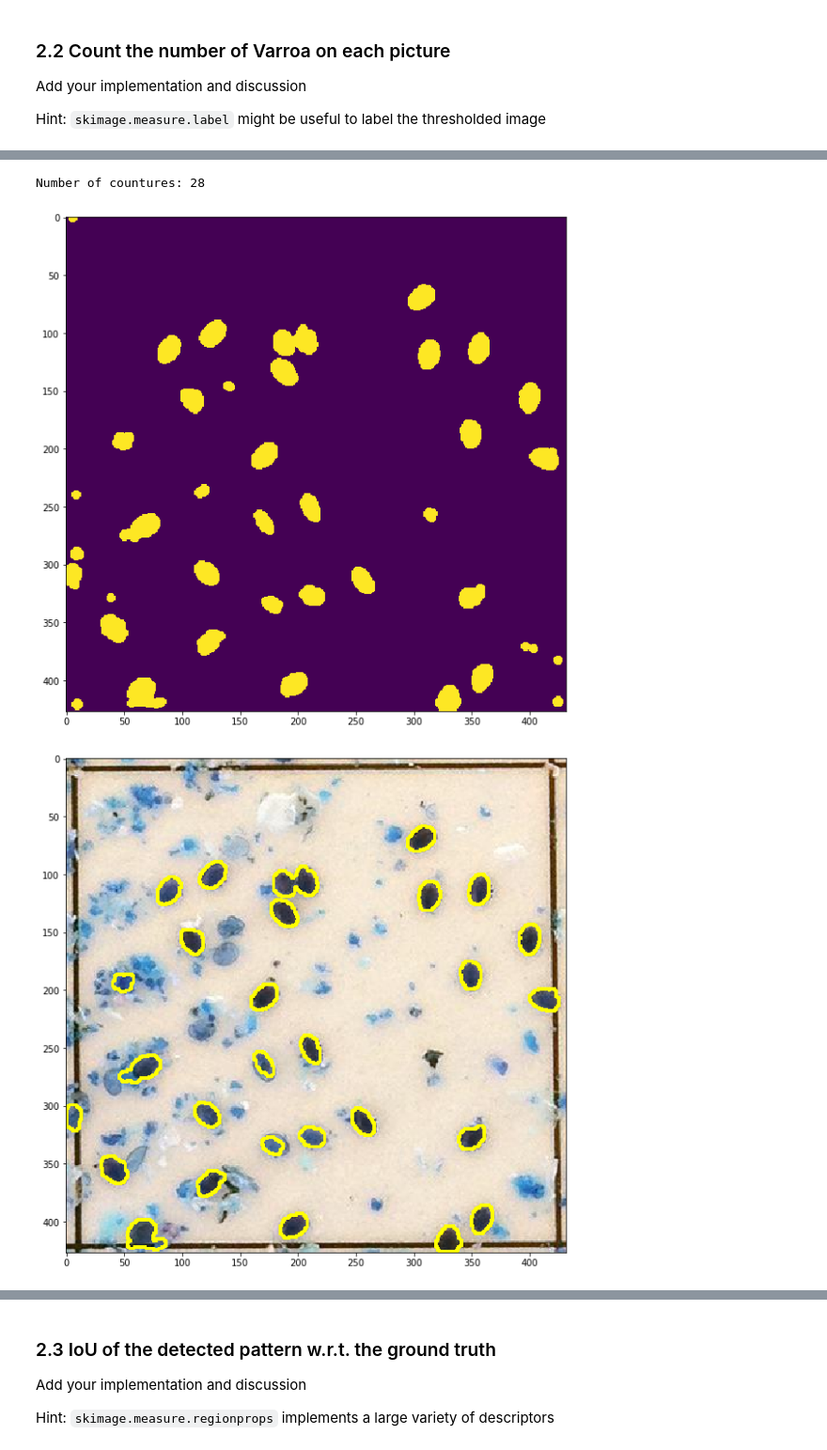
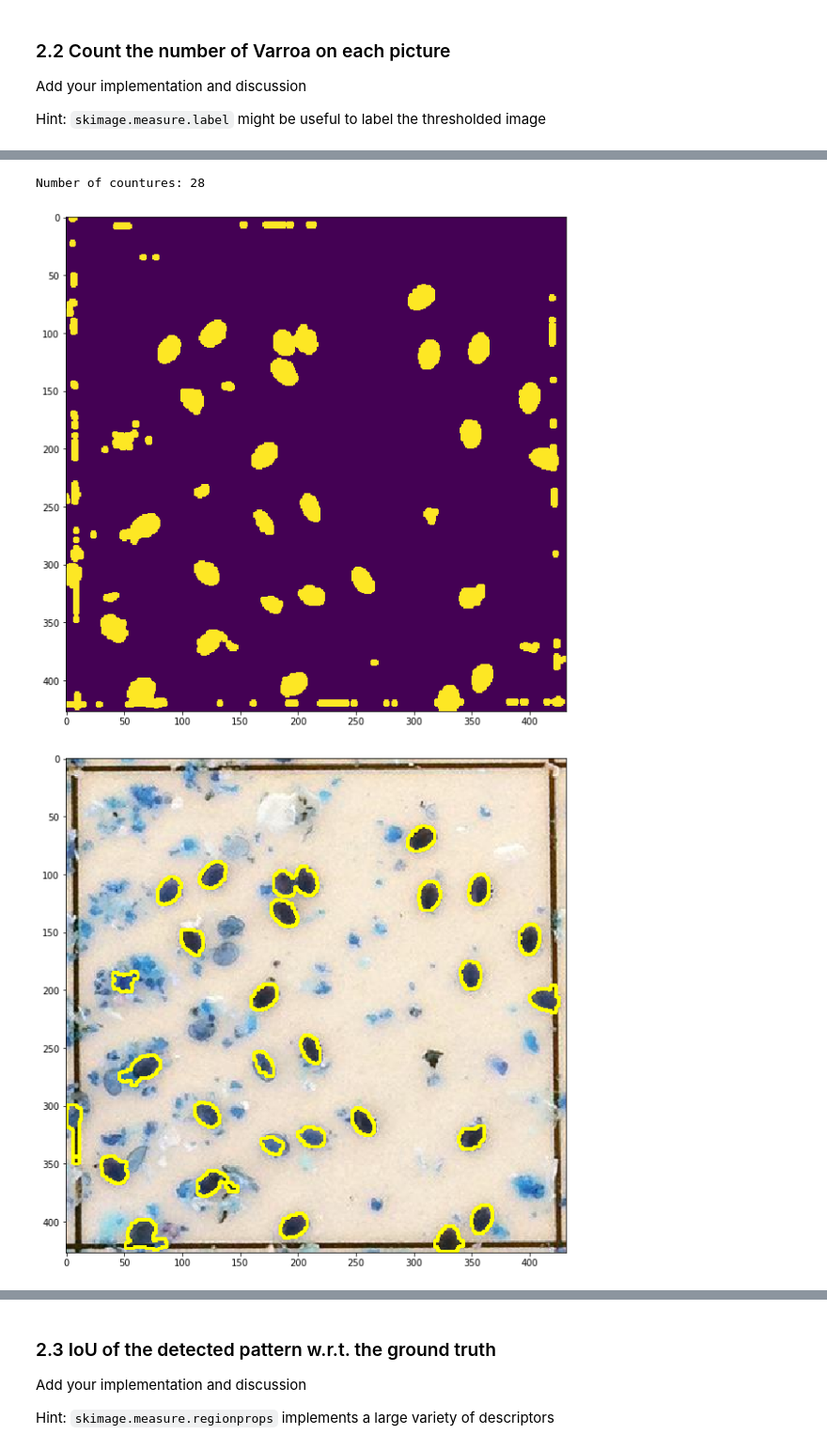
Before and after one commit to JelenaBanjac/image-analysis, a Jupyter notebook: labs/lab_01_segmentation.ipynb, the cells around one changed output, grey strips where cells are left out. Shown at 94% size. Cells and saved outputs as stored; diff of their text form; code cells hidden in the pictures.

```diff
--- a/labs/lab_01_segmentation.ipynb
+++ b/labs/lab_01_segmentation.ipynb
@@ -309,11 +309,3 @@ plt.show()
 Add your implementation and discussion
 
 Hint: `skimage.measure.label` might be useful to label the thresholded image
-# %%
-gray = cv2.cvtColor(ic[0], cv2.COLOR_BGR2GRAY)
-# %%
-equ = cv2.equalizeHist(gray)
-res = np.hstack((gray,equ)) #stacking images side-by-side
-
-plt.figure(figsize=(15,15))
-plt.imshow(res)
@@ -331,8 +311,0 @@ plt.imshow(res)
-# %%
-image1 = cv2.imread(f"{os.path.join(data_path, 'varroa-01')}.jpg")
-gray = cv2.cvtColor(image1, cv2.COLOR_BGR2GRAY)
-
-print(gray.shape)
-
-plt.figure(figsize=(10,10))
-plt.imshow(gray < 50)
@@ -387,10 +330,11 @@ def bugy_detection(image, lower_contour_area, upper_contour_area, lower_dark, up
     img_bin = mask_dark|mask_shine
 
     #print(my_unit_circle(9))
-    kernel = my_unit_circle(15)
+    kernel1 = my_unit_circle(9)
+    kernel2 = my_unit_circle(9)
     #np.ones([8,8])
-    img_bin = cv2.erode(img_bin, np.uint8(kernel))
-    img_bin = cv2.dilate(img_bin, np.uint8(kernel))
+    img_bin = cv2.erode(img_bin, np.uint8(kernel1))
+    img_bin = cv2.dilate(img_bin, np.uint8(kernel2))
 
     plt.figure(figsize=(10,10))
     plt.imshow(img_bin)
@@ -416,8 +360,8 @@ Number of countures: 3
 [figure]
 # %%
 image2 = cv2.imread(f"{os.path.join(data_path, 'varroa-02')}.jpg")
-bugy_detection(image2, 180,700, 0, 80, 80, 151)
+bugy_detection(image2, 180,800, 0, 80, 80, 151)
 # %% [output]
 Number of countures: 28
-[figure, old version]
+[figure, new version]
-[figure, old version]
+[figure, new version]
```
Also changed, not shown: parts of 10 cells of this notebook.
